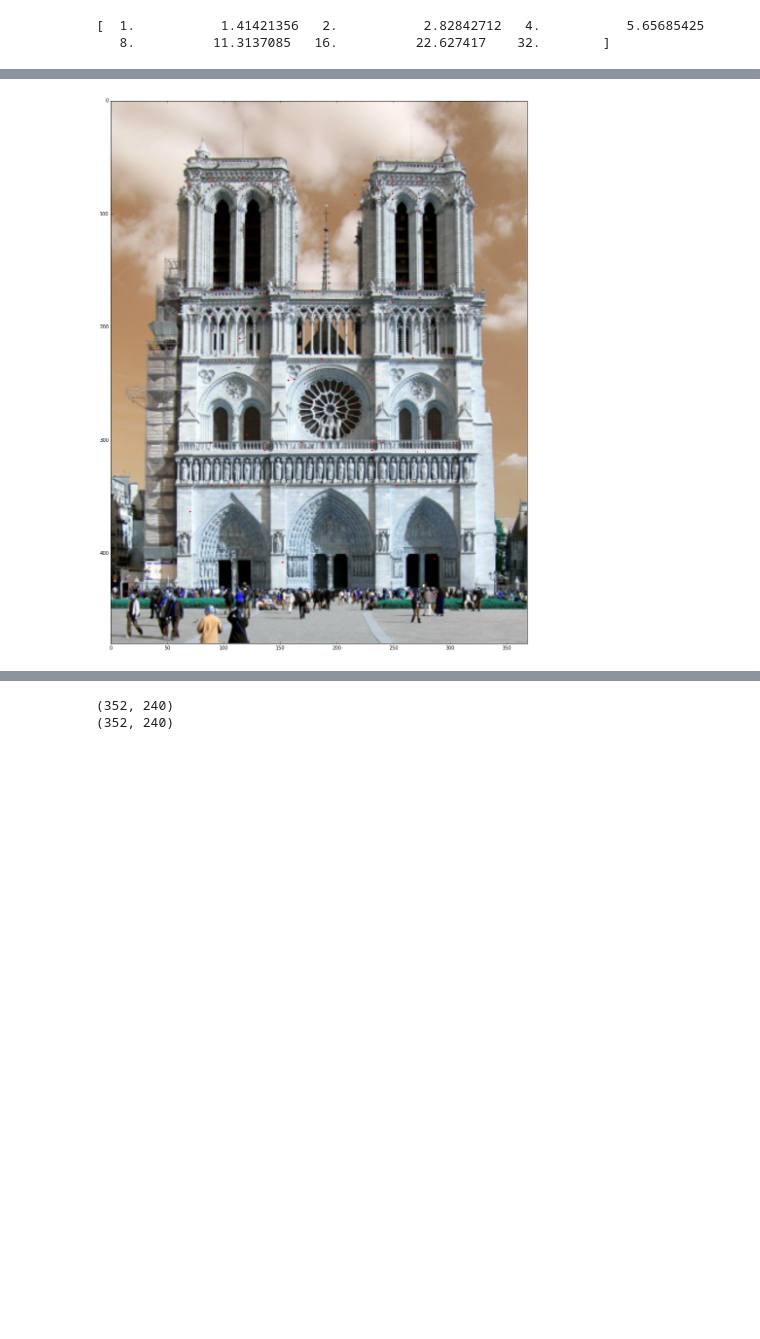
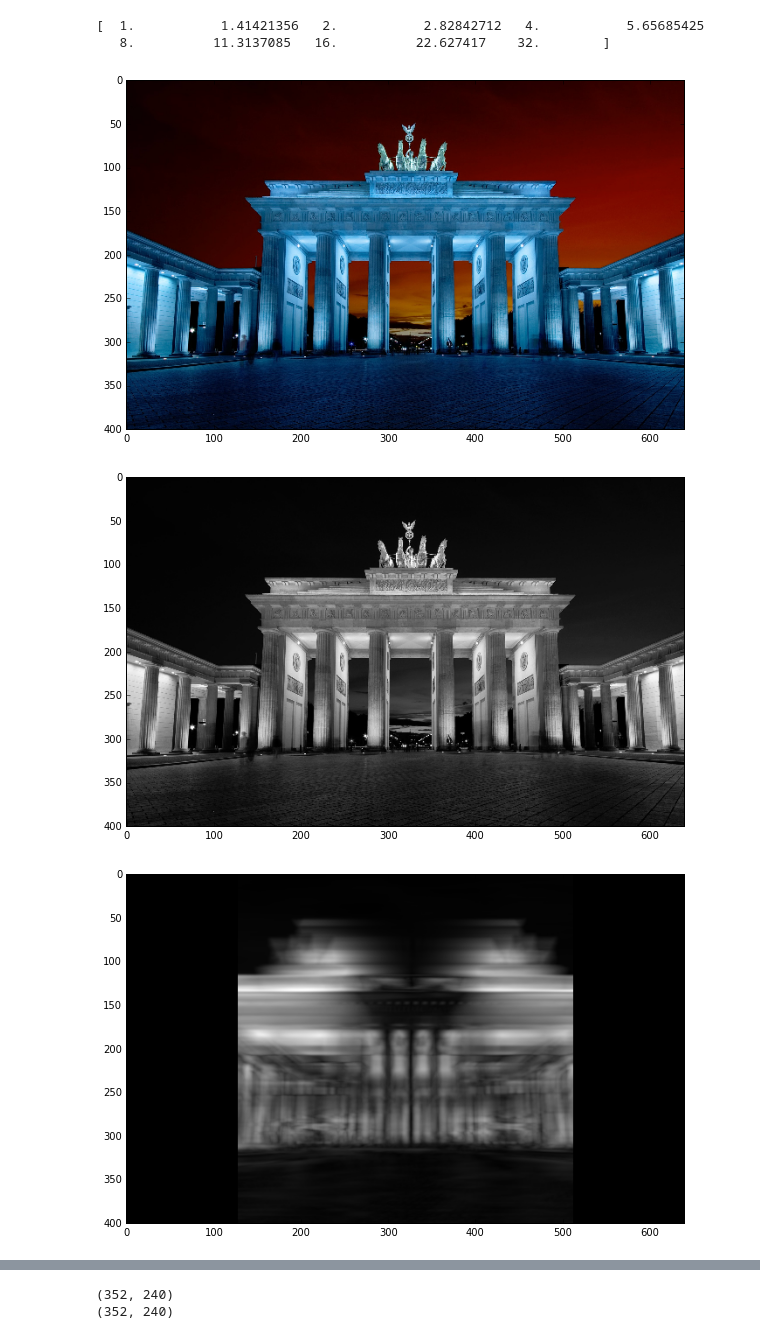
Before and after one commit to antifriz/local-symmetry-classifier, a Jupyter notebook: Playground_v3.ipynb, the cells around one changed output, grey strips where cells are left out. Cells and saved outputs as stored; diff of their text form; code cells hidden in the pictures; blank space fills up the shorter version.

```diff
--- a/Playground_v3.ipynb
+++ b/Playground_v3.ipynb
@@ -51,31 +51,28 @@ print sigmas
 [  1.           1.41421356   2.           2.82842712   4.           5.65685425
    8.          11.3137085   16.          22.627417    32.        ]
 # %%
-
-bgr_image = cv2.imread('nd1.jpg')
-
+bgr_image = cv2.imread('tor2.jpg')
 bgr_image, gray_image = preprocess_image(bgr_image)
 
-
-
-
 def pretty_show(img):
-    plt.figure(figsize=(20,20))
+    plt.figure(figsize=(10,10))
     plt.imshow(img,cmap='gray')
     plt.show()
 
-#pretty_show(sym_map)
-
 blured_gray_image = cv2.GaussianBlur(gray_image,sigmaX=0,ksize=(5,5))
 
-width = 64
+width = 128
 sym_map_horizontal = symmetry_scores_map(blured_gray_image,width)
+#pretty_show(sym_map_horizontal)
+
 #dog_maps_mult_horizontal = calculate_dog_maps_mult(sym_map_horizontal,sigmas)
 sym_map_vertical = symmetry_scores_map(blured_gray_image.T,width)
 #dog_maps_mult_vertical = calculate_dog_maps_mult(sym_map_vertical,sigmas)
-#pretty_show(bgr_image)
-#pretty_show(sym_map_horizontal)
-#pretty_show(sym_map_vertical.T)
+pretty_show(bgr_image)
+pretty_show(gray_image)
+
+pretty_show(sym_map_horizontal)
+pretty_show(sym_map_vertical.T)
 
 #print sym_map_horizontal
 
@@ -101,7 +98,7 @@ suma_sumarum = (worst_case_h - sym_map_horizontal)*(worst_case_v-sym_map_vertica
 suma_sumarum = suma_sumarum[width:-width,width:-width]
 suma_sumarum_tw = np.max(suma_sumarum)- suma_sumarum
 
-#pretty_show(suma_sumarum_tw)
+pretty_show(suma_sumarum_tw)
 
 suma_sumarum_tw = suma_sumarum_tw.astype(np.float32)
 kernel_size1= 16-1
@@ -139,30 +136,33 @@ xy = np.array(ndimage.center_of_mass(data, labeled, range(1, num_objects+1)))
 #xy = np.array(xy2)
 #print xy
 #plt.figure(figsize=(20,20))
 #plt.subplot(121),plt.imshow(bgr_image,cmap='gray')
 #plt.subplot(122)
 #plt.scatter(xy[:, 1], xy[:, 0],marker='+',c='r')
 
 #plt.imshow(suma_sumarum_tw,cmap='gray')
 #plt.show()
 
 
 plt.figure(figsize=(20,20))
 plt.axis([0,gray_image.shape[1],gray_image.shape[0],0])
 plt.imshow(bgr_image)
 
 
 plt.scatter(xy[:, 1]+width, xy[:, 0]+width,marker='+',c='r')
 plt.show()
 
 #for a,b in zip(dog_maps_mult_horizontal[1:],dog_maps_mult_vertical[1:]):
 #
 #    plt.figure(figsize=(20,20))
 #    plt.subplot(121),plt.imshow(a,cmap='gray')
 #    plt.subplot(122),plt.imshow(b.T,cmap='gray')
 #    plt.show()
 
 #    suma_sumarum+=a*b.T
 
 #pretty_show(suma_sumarum)
 # %% [output]
+[figure, new version]
+[figure, added]
+[figure, added]
@@ -171 +172,0 @@ plt.show()
-[figure, old version]
```
Also changed, not shown: parts of 3 cells of this notebook, 1 other file.
